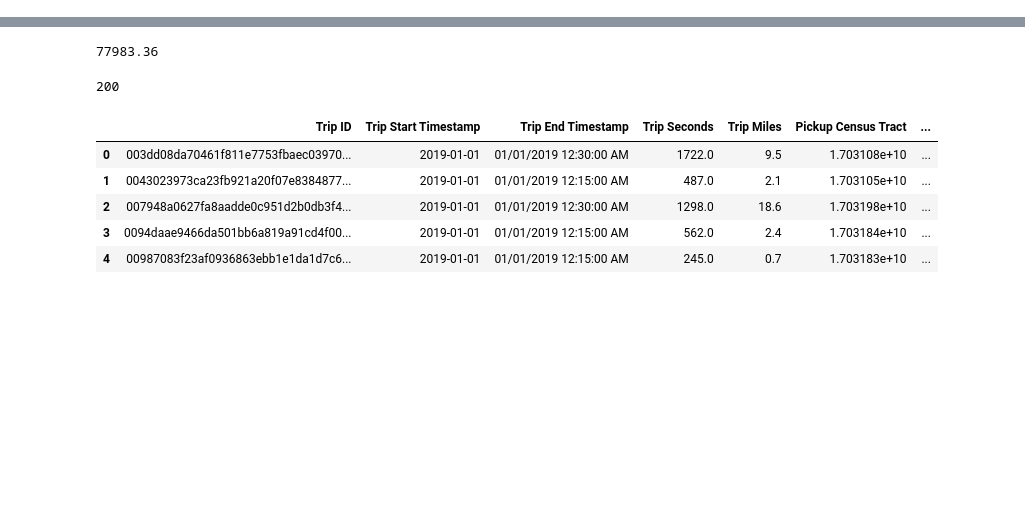
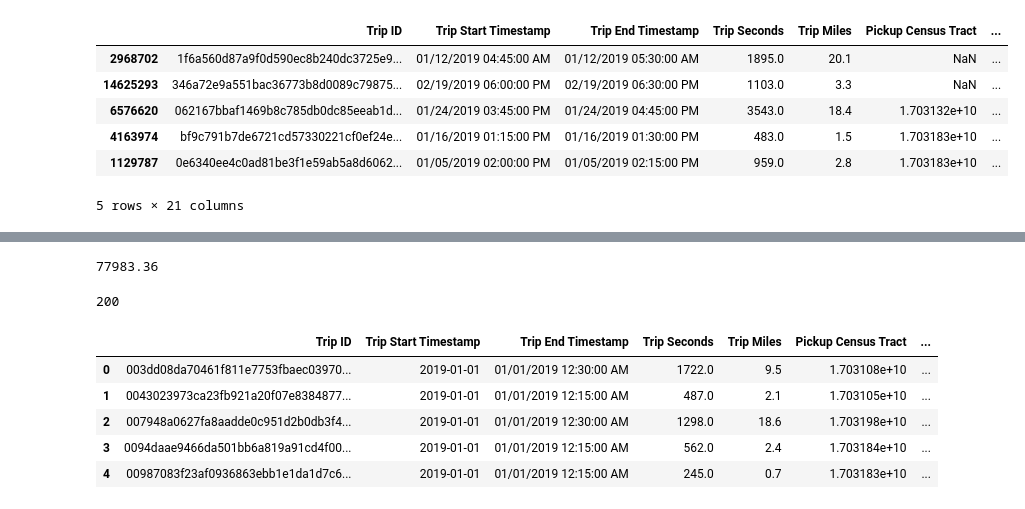
Before and after one commit to morden35/ridesharing_ml, a Jupyter notebook: divide_rides_file.ipynb, the cells around one changed output, grey strips where cells are left out. Cells and saved outputs as stored; diff of their text form; code cells hidden in the pictures; blank space fills up the shorter version.

```diff
--- a/divide_rides_file.ipynb
+++ b/divide_rides_file.ipynb
@@ -4,0 +130,2 @@ rides_2019 = pd.read_csv("data/Transportation_Network_Providers_-_Trips_-_2019.c
+# %%
+rides_2019["Trip Start Timestamp"] = pd.to_datetime(rides_2019["Trip Start Timestamp"])
@@ -4,0 +142,12 @@ rides_2019 = pd.read_csv("data/Transportation_Network_Providers_-_Trips_-_2019.c
+# %%
+rides_subset = rides_2019.sample(frac=0.1)
+# %%
+rides_subset.head()
+# %% [output]
+|  | Trip ID | Trip Start Timestamp | Trip End Timestamp | Trip Seconds | Trip Miles | Pickup Census Tract | ... |
+| 2968702 | 1f6a560d87a9f0d590ec8b240dc3725e9... | 01/12/2019 04:45:00 AM | 01/12/2019 05:30:00 AM | 1895.0 | 20.1 | NaN | ... |
+| 14625293 | 346a72e9a551bac36773b8d0089c79875... | 02/19/2019 06:00:00 PM | 02/19/2019 06:30:00 PM | 1103.0 | 3.3 | NaN | ... |
+| 6576620 | 062167bbaf1469b8c785db0dc85eeab1d... | 01/24/2019 03:45:00 PM | 01/24/2019 04:45:00 PM | 3543.0 | 18.4 | 1.703132e+10 | ... |
+| 4163974 | bf9c791b7de6721cd57330221cf0ef24e... | 01/16/2019 01:15:00 PM | 01/16/2019 01:30:00 PM | 483.0 | 1.5 | 1.703183e+10 | ... |
+| 1129787 | 0e6340ee4c0ad81be3f1e59ab5a8d6062... | 01/05/2019 02:00:00 PM | 01/05/2019 02:15:00 PM | 959.0 | 2.8 | 1.703183e+10 | ... |
+5 rows × 21 columns
```
Also changed, not shown: parts of 20 cells of this notebook, 1 other file.
